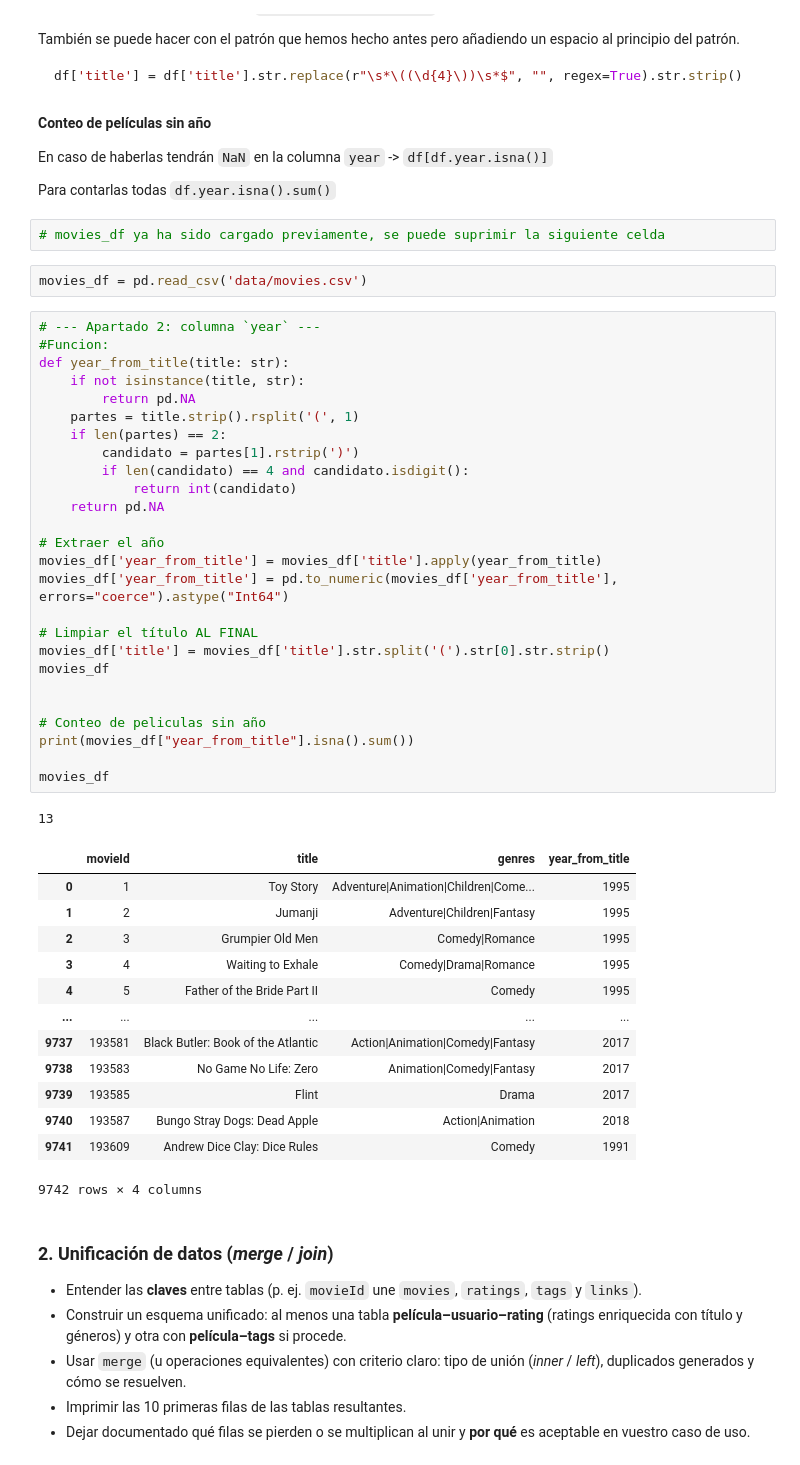
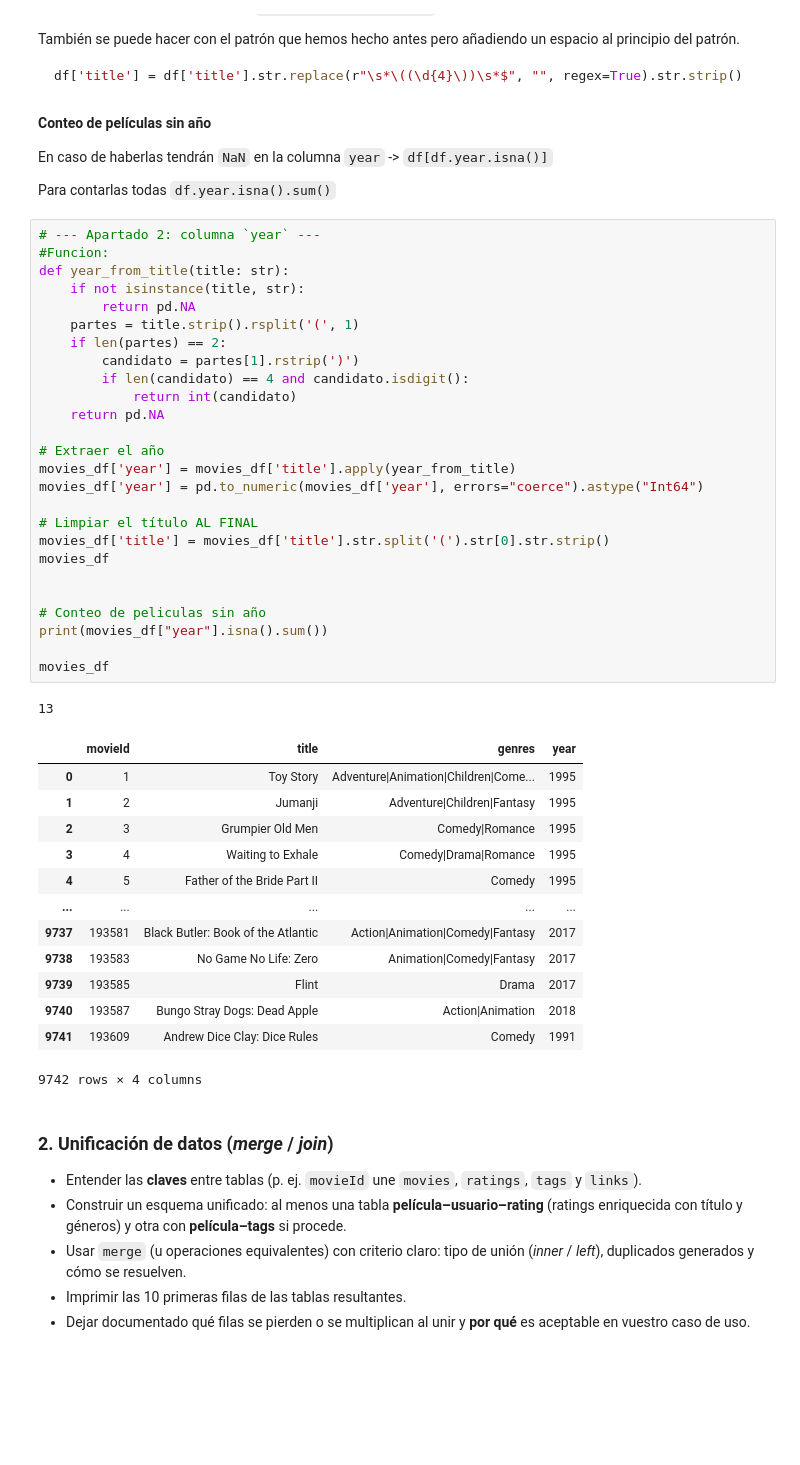
Before and after one commit to Ameisin/tc-sprint03-04-peliculas, a Jupyter notebook: Team_Challenge_sprint03_04.ipynb, the cells around one changed output. Saved outputs shown, nothing was run; the diff lists cells and outputs as text; blank space fills up the shorter version.

```diff
--- a/Team_Challenge_sprint03_04.ipynb
+++ b/Team_Challenge_sprint03_04.ipynb
@@ -225,39 +225,35 @@ df['title'] = df['title'].str.replace(r"\s*\((\d{4}\))\s*$", "", regex=True).str
 En caso de haberlas tendrán `NaN` en la columna `year` -> `df[df.year.isna()]`
 
 Para contarlas todas `df.year.isna().sum()`
-# %%
-# movies_df ya ha sido cargado previamente, se puede suprimir la siguiente celda
-# %%
-movies_df = pd.read_csv('data/movies.csv')
 # %%
 # --- Apartado 2: columna `year` ---
 #Funcion:
 def year_from_title(title: str):
     if not isinstance(title, str):
         return pd.NA
     partes = title.strip().rsplit('(', 1)
     if len(partes) == 2:
         candidato = partes[1].rstrip(')')
         if len(candidato) == 4 and candidato.isdigit():
             return int(candidato)
     return pd.NA
 
 # Extraer el año
-movies_df['year_from_title'] = movies_df['title'].apply(year_from_title)
-movies_df['year_from_title'] = pd.to_numeric(movies_df['year_from_title'], errors="coerce").astype("Int64")
+movies_df['year'] = movies_df['title'].apply(year_from_title)
+movies_df['year'] = pd.to_numeric(movies_df['year'], errors="coerce").astype("Int64")
 
 # Limpiar el título AL FINAL
 movies_df['title'] = movies_df['title'].str.split('(').str[0].str.strip()
 movies_df
 
 
 # Conteo de peliculas sin año
-print(movies_df["year_from_title"].isna().sum())
+print(movies_df["year"].isna().sum())
 
 movies_df
 # %% [output]
 13
-|  | movieId | title | genres | year_from_title |
+|  | movieId | title | genres | year |
 | 0 | 1 | Toy Story | Adventure|Animation|Children|Come... | 1995 |
 | 1 | 2 | Jumanji | Adventure|Children|Fantasy | 1995 |
 | 2 | 3 | Grumpier Old Men | Comedy|Romance | 1995 |
```
Also changed, not shown: parts of 6 cells of this notebook.
